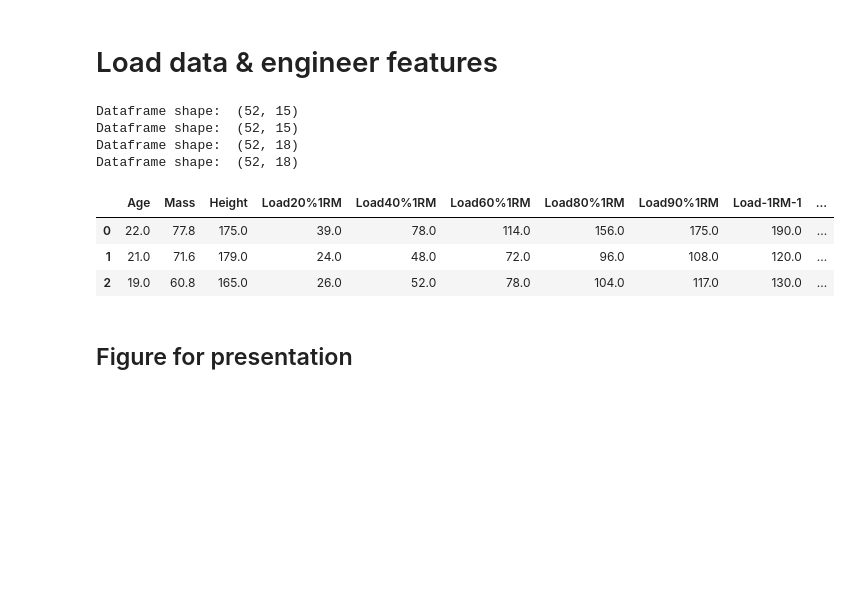
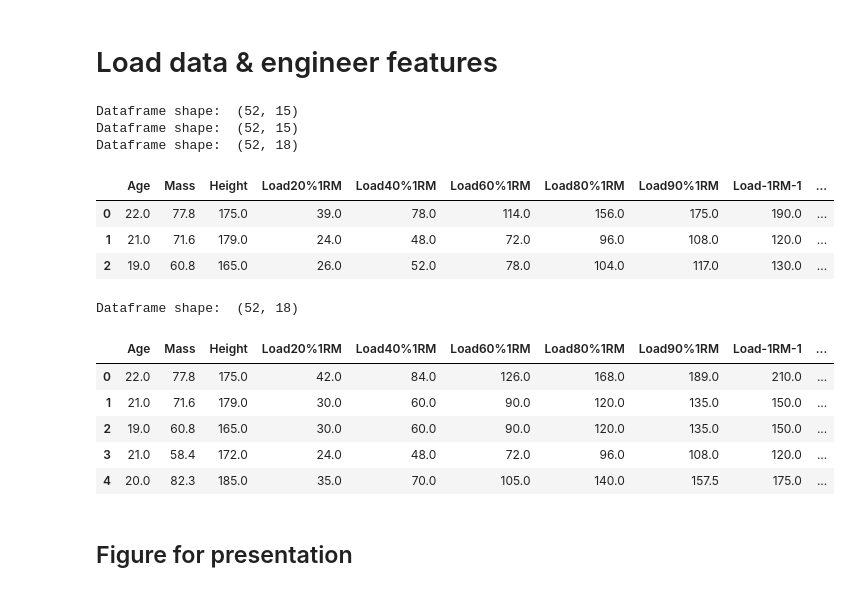
Before and after one commit to silvhua/lighthouse-capstone-project, a Jupyter notebook: notebooks/2022-12-02 iteration 4.ipynb, the cells around one changed output. Drawn from its saved outputs; the diff is of its cells as text; code cells hidden in the pictures; blank space fills up the shorter version.

```diff
--- a/notebooks/2022-12-02 iteration 4.ipynb
+++ b/notebooks/2022-12-02 iteration 4.ipynb
@@ -28,17 +28,26 @@ df_fw = load_csv('data_freeweight_corrected.csv',path, column1_as_index=False)
 df_sm = load_csv('data_sm.csv',path, column1_as_index=False)
 
 df_fw2 = individual_regression2(df_fw, [40, 60, 80])
-df_sm2 = individual_regression2(df_sm, [40, 60, 80])
 df_fw2.head(3)
 # %% [output]
 Dataframe shape:  (52, 15)
 Dataframe shape:  (52, 15)
 Dataframe shape:  (52, 18)
-Dataframe shape:  (52, 18)
 |  | Age | Mass | Height | Load20%1RM | Load40%1RM | Load60%1RM | Load80%1RM | Load90%1RM | Load-1RM-1 | ... |
 | 0 | 22.0 | 77.8 | 175.0 | 39.0 | 78.0 | 114.0 | 156.0 | 175.0 | 190.0 | ... |
 | 1 | 21.0 | 71.6 | 179.0 | 24.0 | 48.0 | 72.0 | 96.0 | 108.0 | 120.0 | ... |
 | 2 | 19.0 | 60.8 | 165.0 | 26.0 | 52.0 | 78.0 | 104.0 | 117.0 | 130.0 | ... |
+# %%
+df_sm2 = individual_regression2(df_sm, [40, 60, 80])
+df_sm2.head()
+# %% [output]
+Dataframe shape:  (52, 18)
+|  | Age | Mass | Height | Load20%1RM | Load40%1RM | Load60%1RM | Load80%1RM | Load90%1RM | Load-1RM-1 | ... |
+| 0 | 22.0 | 77.8 | 175.0 | 42.0 | 84.0 | 126.0 | 168.0 | 189.0 | 210.0 | ... |
+| 1 | 21.0 | 71.6 | 179.0 | 30.0 | 60.0 | 90.0 | 120.0 | 135.0 | 150.0 | ... |
+| 2 | 19.0 | 60.8 | 165.0 | 30.0 | 60.0 | 90.0 | 120.0 | 135.0 | 150.0 | ... |
+| 3 | 21.0 | 58.4 | 172.0 | 24.0 | 48.0 | 72.0 | 96.0 | 108.0 | 120.0 | ... |
+| 4 | 20.0 | 82.3 | 185.0 | 35.0 | 70.0 | 105.0 | 140.0 | 157.5 | 175.0 | ... |
 # %% [markdown]
 ## Figure for presentation
 # %%
```
Also changed, not shown: parts of 4 cells of this notebook.
